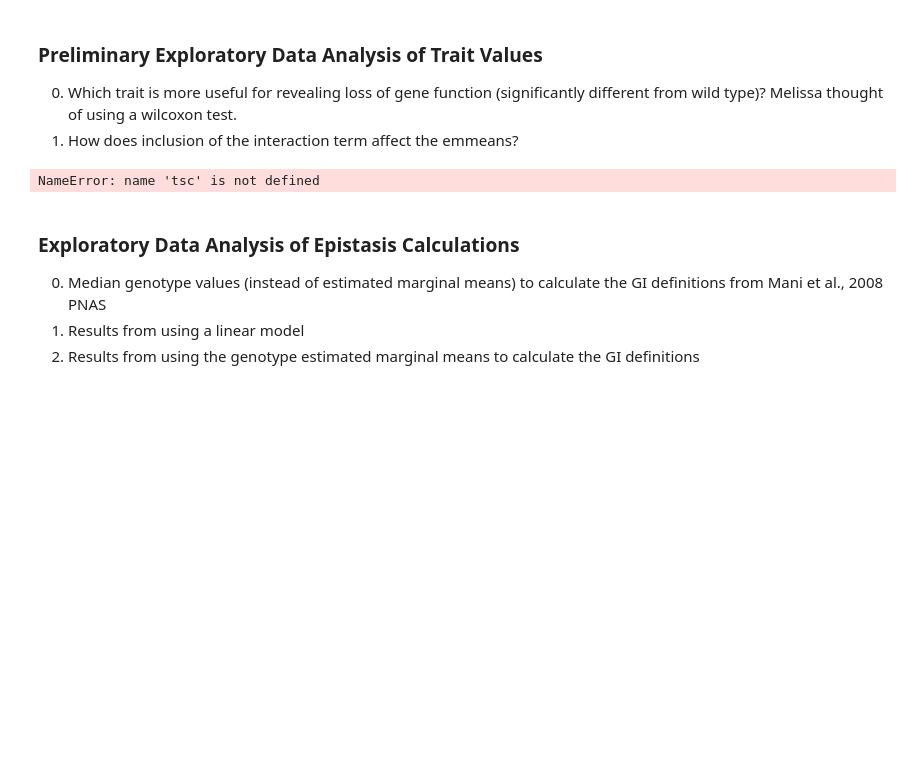
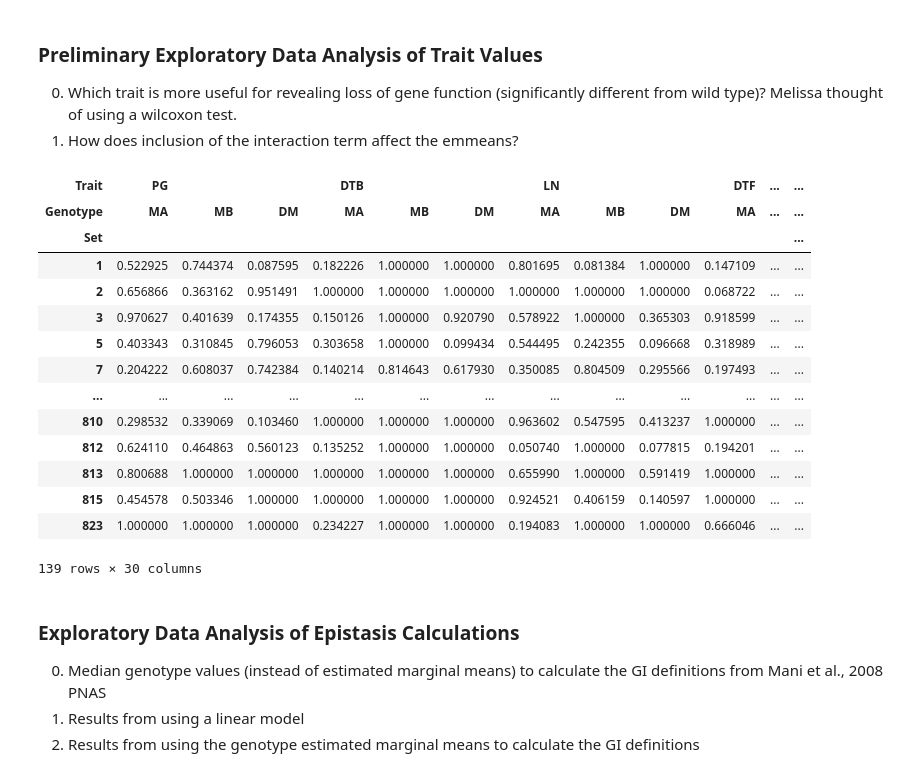
Before and after one commit to ksegaba/ara-kinase-prediction, a Jupyter notebook: code/0d_summarize_epistasis_results.ipynb, the cells around one changed output. Cells and saved outputs as stored; diff of their text form; code cells hidden in the pictures; blank space fills up the shorter version.

```diff
--- a/code/0d_summarize_epistasis_results.ipynb
+++ b/code/0d_summarize_epistasis_results.ipynb
@@ -17,10 +17,10 @@ mwu_res = []
 for trait in ['PG', 'DTB', 'LN', 'DTF', 'SN', 'WO', 'FN', 'SPF', 'TSC', 'SH']:
     df = pd.read_csv(f'../data/20240923_melissa_ara_data/corrected_data/fitness_data_for_Kenia_09232024_{trait}_emmeans.tsv', sep='\t')
 
-    for set in tsc.Set.unique():
+    for set in df.Set.unique():
         for genotype in ['MA', 'MB', 'DM']:
-            group1 = tsc[(tsc.Set == set) & (tsc.Genotype == 'WT')]['TSC']
-            group2 = tsc[(tsc.Set == set) & (tsc.Genotype == genotype)]['TSC']
+            group1 = df[(df.Set == set) & (df.Genotype == 'WT')][trait]
+            group2 = df[(df.Set == set) & (df.Genotype == genotype)][trait]
             stat, p = mannwhitneyu(group1, group2)
             mwu_res.append((trait, set, genotype, stat, p))
             del group1, group2, stat, p
@@ -30,8 +30,24 @@ mwu_res_df = pd.DataFrame(mwu_res, columns=['Trait', 'Set', 'Genotype', 'Statist
 mwu_res_df = mwu_res_df.pivot(index='Set', columns=['Trait', 'Genotype'], values='p-value')
 mwu_res_df[mwu_res_df < 0.05] = 1
 mwu_res_df.fillna(0, inplace=True)
-# %% [output]
-NameError: name 'tsc' is not defined
+# %%
+mwu_res_df
+# %% [output]
+| Trait | PG |  |  | DTB |  |  | LN |  |  | DTF | ... | ... |
+| Genotype | MA | MB | DM | MA | MB | DM | MA | MB | DM | MA | ... | ... |
+| Set |  |  |  |  |  |  |  |  |  |  |  | ... |
+| 1 | 0.522925 | 0.744374 | 0.087595 | 0.182226 | 1.000000 | 1.000000 | 0.801695 | 0.081384 | 1.000000 | 0.147109 | ... | ... |
+| 2 | 0.656866 | 0.363162 | 0.951491 | 1.000000 | 1.000000 | 1.000000 | 1.000000 | 1.000000 | 1.000000 | 0.068722 | ... | ... |
+| 3 | 0.970627 | 0.401639 | 0.174355 | 0.150126 | 1.000000 | 0.920790 | 0.578922 | 1.000000 | 0.365303 | 0.918599 | ... | ... |
+| 5 | 0.403343 | 0.310845 | 0.796053 | 0.303658 | 1.000000 | 0.099434 | 0.544495 | 0.242355 | 0.096668 | 0.318989 | ... | ... |
+| 7 | 0.204222 | 0.608037 | 0.742384 | 0.140214 | 0.814643 | 0.617930 | 0.350085 | 0.804509 | 0.295566 | 0.197493 | ... | ... |
+| ... | ... | ... | ... | ... | ... | ... | ... | ... | ... | ... | ... | ... |
+| 810 | 0.298532 | 0.339069 | 0.103460 | 1.000000 | 1.000000 | 1.000000 | 0.963602 | 0.547595 | 0.413237 | 1.000000 | ... | ... |
+| 812 | 0.624110 | 0.464863 | 0.560123 | 0.135252 | 1.000000 | 1.000000 | 0.050740 | 1.000000 | 0.077815 | 0.194201 | ... | ... |
+| 813 | 0.800688 | 1.000000 | 1.000000 | 1.000000 | 1.000000 | 1.000000 | 0.655990 | 1.000000 | 0.591419 | 1.000000 | ... | ... |
+| 815 | 0.454578 | 0.503346 | 1.000000 | 1.000000 | 1.000000 | 1.000000 | 0.924521 | 0.406159 | 0.140597 | 1.000000 | ... | ... |
+| 823 | 1.000000 | 1.000000 | 1.000000 | 0.234227 | 1.000000 | 1.000000 | 0.194083 | 1.000000 | 1.000000 | 0.666046 | ... | ... |
+139 rows × 30 columns
 # %% [markdown]
 ### Exploratory Data Analysis of Epistasis Calculations
 0. Median genotype values (instead of estimated marginal means) to calculate the GI definitions from Mani et al., 2008 PNAS
```
Also changed, not shown: parts of 1 cell of this notebook.
